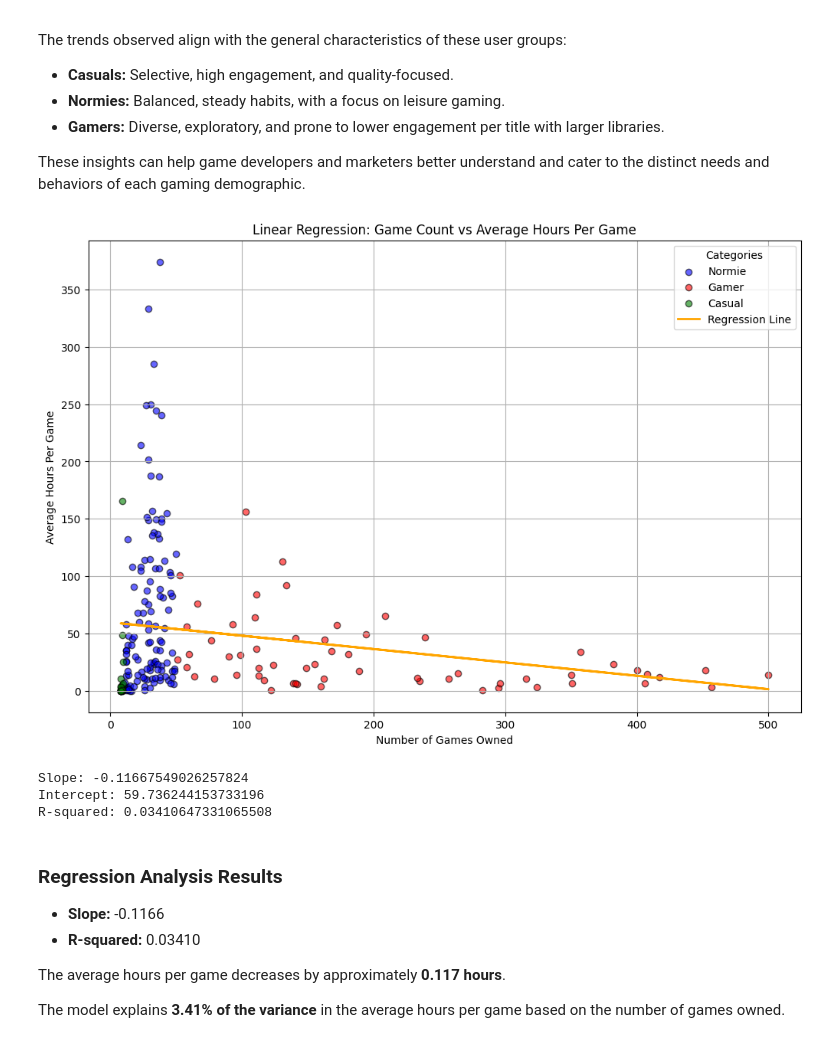
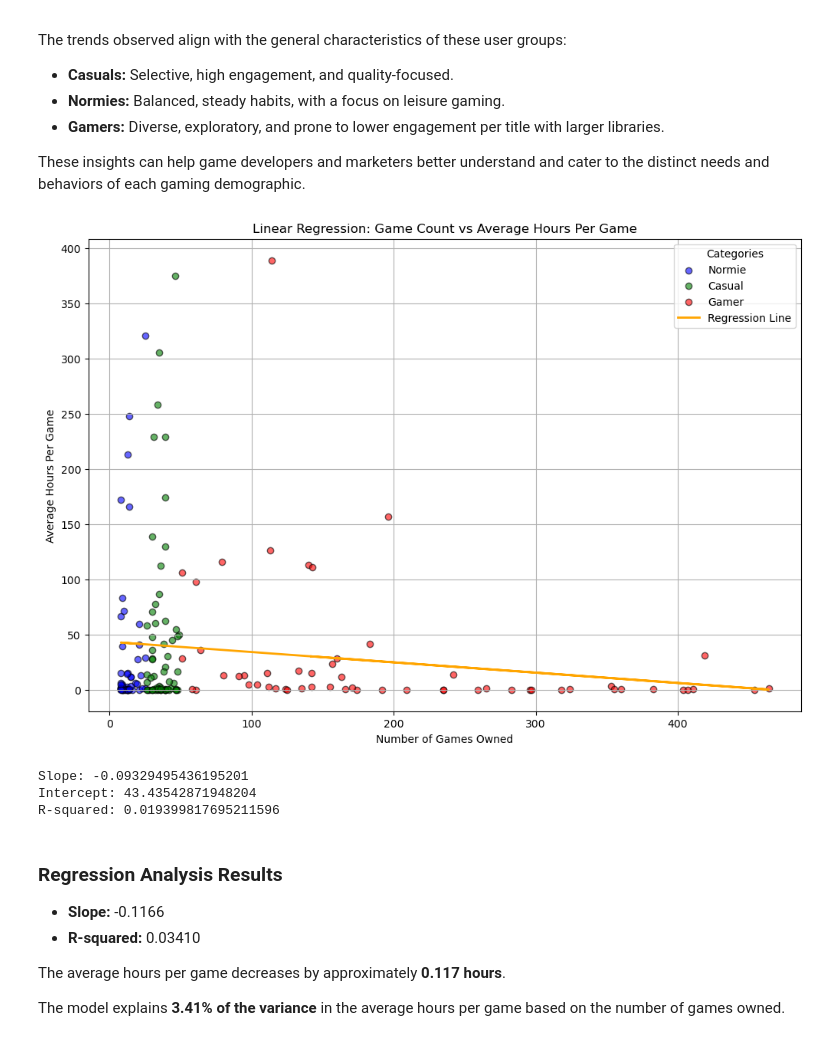
Before and after one commit to cs418-fa24/project-check-in-team-9, a Jupyter notebook: Notebook/SteamAPINotebook.ipynb, the cells around one changed output. Drawn from its saved outputs; the diff is of its cells as text; code cells hidden in the pictures.

Commit message:
fixed linear model

```diff
--- a/Notebook/SteamAPINotebook.ipynb
+++ b/Notebook/SteamAPINotebook.ipynb
@@ -497,15 +506,11 @@ The trends observed align with the general characteristics of these user groups:
 
 These insights can help game developers and marketers better understand and cater to the distinct needs and behaviors of each gaming demographic.
 # %%
-import pandas as pd
-import matplotlib.pyplot as plt
-from sklearn.linear_model import LinearRegression
-
 # Load the data
 data = pd.read_csv('steam_user_games_data_filtered.csv')
 
 # Calculate average hours per game
-data['avg_hours_per_game'] = data['total_hours_played'] / data['game_count']
+data['avg_hours_per_game'] = data['playtime_forever'] / data['game_count']
 
 # Remove outliers (average hours per game > 400 and game count > 500)
 filtered_data = data[data['avg_hours_per_game'] <= 400]
@@ -532,37 +537,37 @@ plt.figure(figsize=(12, 8))
 colors = {'Normie': 'blue', 'Casual': 'green', 'Gamer': 'red'}
 
 for category in categories:
     subset = filtered_data[filtered_data['category'] == category]
     plt.scatter(
         subset['game_count'],
         subset['avg_hours_per_game'],
         color=colors[category],
         alpha=0.6,
         label=category,
         edgecolor='black'
     )
 
 # Plot regression line
 plt.plot(X_avg, predicted_y_avg, color='orange', linewidth=2, label='Regression Line')
 plt.title('Linear Regression: Game Count vs Average Hours Per Game')
 plt.xlabel('Number of Games Owned')
 plt.ylabel('Average Hours Per Game')
 plt.legend(title='Categories')
 plt.grid()
 plt.show()
 
 # R-squared calculation for the updated model
 r_squared_avg = model_avg.score(X_avg, y_avg)
 
 # Display results
 print("Slope:", slope_avg)
 print("Intercept:", intercept_avg)
 print("R-squared:", r_squared_avg)
 # %% [output]
-[figure, old version]
+[figure, new version]
-Slope: -0.11667549026257824
-Intercept: 59.736244153733196
-R-squared: 0.03410647331065508
+Slope: -0.09329495436195201
+Intercept: 43.43542871948204
+R-squared: 0.019399817695211596
 # %% [markdown]
 ### Regression Analysis Results
 
```
Also changed, not shown: parts of 2 cells of this notebook.
